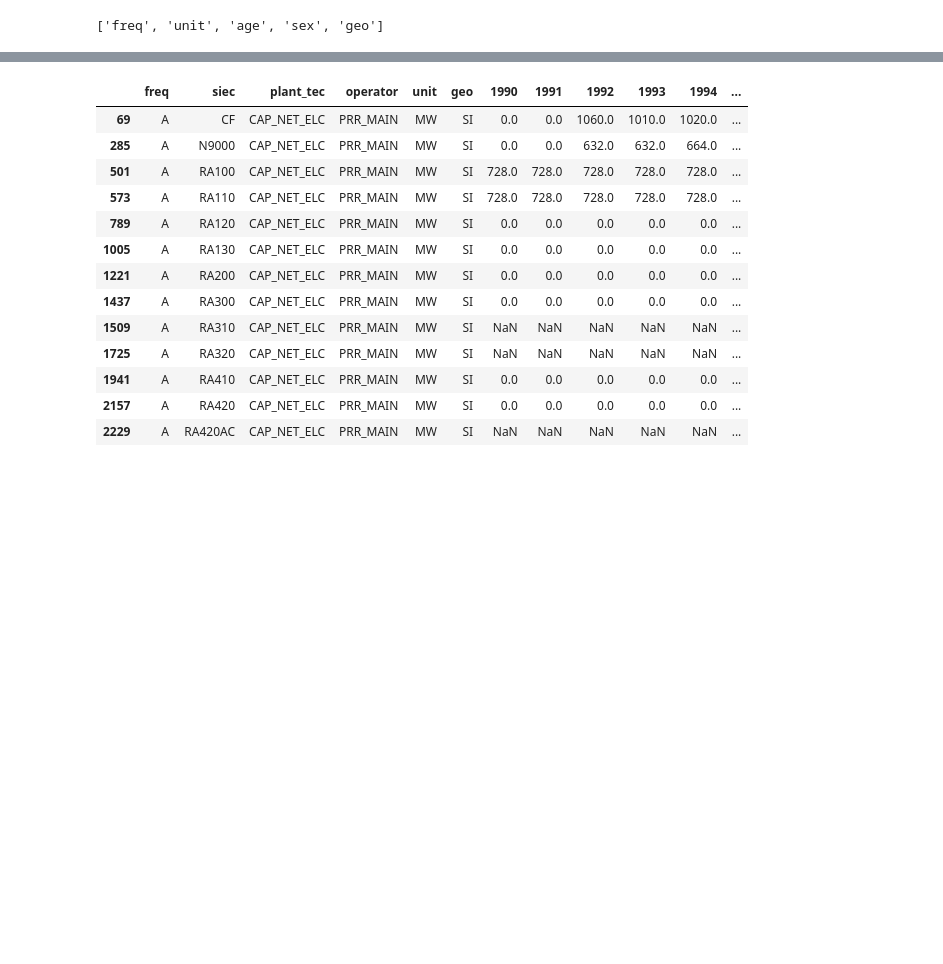
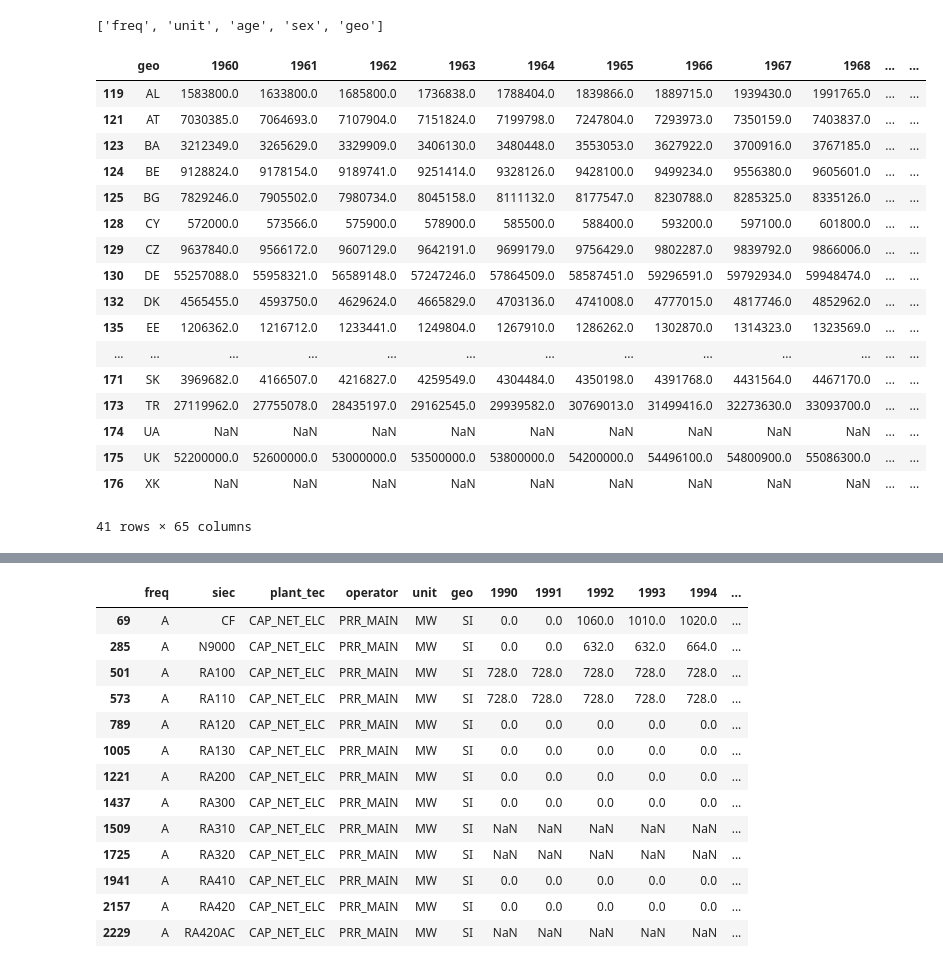
Before and after one commit to TilenG2/EU_Power_production, a Jupyter notebook: electrical_production.ipynb, the cells around one changed output, grey strips where cells are left out. Saved outputs shown, nothing was run; the diff lists cells and outputs as text; code cells hidden in the pictures; blank space fills up the shorter version.

```diff
--- a/electrical_production.ipynb
+++ b/electrical_production.ipynb
@@ -102,3 +109,24 @@ pandas_data_pop_all = pandas_data_pop_all.drop('freq', axis=1)
 pandas_data_pop_all = pandas_data_pop_all.drop('unit', axis=1)
 pandas_data_pop_all = pandas_data_pop_all.drop('age', axis=1)
 pandas_data_pop_all = pandas_data_pop_all.drop('sex', axis=1)
+# %%
+pandas_data_pop_all
+# %% [output]
+|  | geo | 1960 | 1961 | 1962 | 1963 | 1964 | 1965 | 1966 | 1967 | 1968 | ... | ... |
+| 119 | AL | 1583800.0 | 1633800.0 | 1685800.0 | 1736838.0 | 1788404.0 | 1839866.0 | 1889715.0 | 1939430.0 | 1991765.0 | ... | ... |
+| 121 | AT | 7030385.0 | 7064693.0 | 7107904.0 | 7151824.0 | 7199798.0 | 7247804.0 | 7293973.0 | 7350159.0 | 7403837.0 | ... | ... |
+| 123 | BA | 3212349.0 | 3265629.0 | 3329909.0 | 3406130.0 | 3480448.0 | 3553053.0 | 3627922.0 | 3700916.0 | 3767185.0 | ... | ... |
+| 124 | BE | 9128824.0 | 9178154.0 | 9189741.0 | 9251414.0 | 9328126.0 | 9428100.0 | 9499234.0 | 9556380.0 | 9605601.0 | ... | ... |
+| 125 | BG | 7829246.0 | 7905502.0 | 7980734.0 | 8045158.0 | 8111132.0 | 8177547.0 | 8230788.0 | 8285325.0 | 8335126.0 | ... | ... |
+| 128 | CY | 572000.0 | 573566.0 | 575900.0 | 578900.0 | 585500.0 | 588400.0 | 593200.0 | 597100.0 | 601800.0 | ... | ... |
+| 129 | CZ | 9637840.0 | 9566172.0 | 9607129.0 | 9642191.0 | 9699179.0 | 9756429.0 | 9802287.0 | 9839792.0 | 9866006.0 | ... | ... |
+| 130 | DE | 55257088.0 | 55958321.0 | 56589148.0 | 57247246.0 | 57864509.0 | 58587451.0 | 59296591.0 | 59792934.0 | 59948474.0 | ... | ... |
+| 132 | DK | 4565455.0 | 4593750.0 | 4629624.0 | 4665829.0 | 4703136.0 | 4741008.0 | 4777015.0 | 4817746.0 | 4852962.0 | ... | ... |
+| 135 | EE | 1206362.0 | 1216712.0 | 1233441.0 | 1249804.0 | 1267910.0 | 1286262.0 | 1302870.0 | 1314323.0 | 1323569.0 | ... | ... |
+| ... | ... | ... | ... | ... | ... | ... | ... | ... | ... | ... | ... | ... |
+| 171 | SK | 3969682.0 | 4166507.0 | 4216827.0 | 4259549.0 | 4304484.0 | 4350198.0 | 4391768.0 | 4431564.0 | 4467170.0 | ... | ... |
+| 173 | TR | 27119962.0 | 27755078.0 | 28435197.0 | 29162545.0 | 29939582.0 | 30769013.0 | 31499416.0 | 32273630.0 | 33093700.0 | ... | ... |
+| 174 | UA | NaN | NaN | NaN | NaN | NaN | NaN | NaN | NaN | NaN | ... | ... |
+| 175 | UK | 52200000.0 | 52600000.0 | 53000000.0 | 53500000.0 | 53800000.0 | 54200000.0 | 54496100.0 | 54800900.0 | 55086300.0 | ... | ... |
+| 176 | XK | NaN | NaN | NaN | NaN | NaN | NaN | NaN | NaN | NaN | ... | ... |
+41 rows × 65 columns
```
Also changed, not shown: parts of 4 cells of this notebook.
